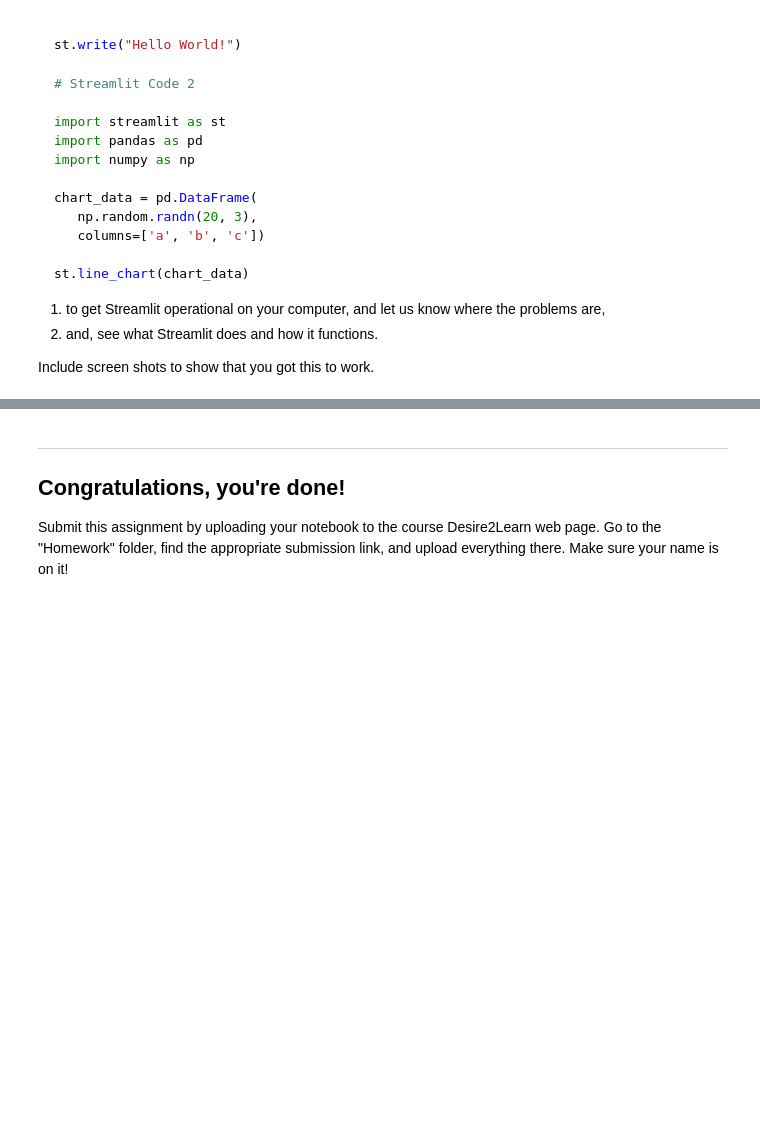
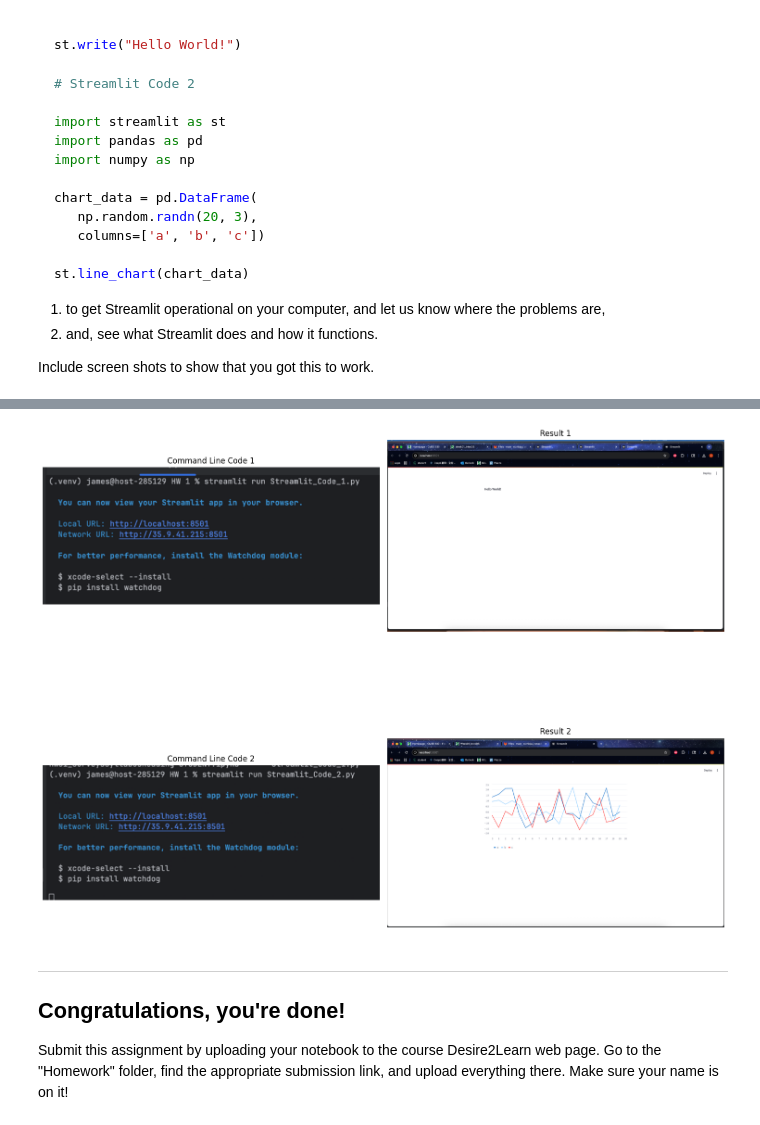
Before and after one commit to Zhiqiang03/CMSE-830-Project, a Jupyter notebook: HW 1/HW01_SurveysSyllabusReading-STUDENT.ipynb, the cells around one changed output, grey strips where cells are left out. Saved outputs shown, nothing was run; the diff lists cells and outputs as text; code cells hidden in the pictures; blank space fills up the shorter version.

```diff
--- a/HW 1/HW01_SurveysSyllabusReading-STUDENT.ipynb
+++ b/HW 1/HW01_SurveysSyllabusReading-STUDENT.ipynb
@@ -133,3 +128,35 @@ Include screen shots to show that you got this to work.
+# %%
+import matplotlib.pyplot as plt
+import matplotlib.image as mpimg
+
+image1 = mpimg.imread('image/1.png')
+image2 = mpimg.imread('image/2.png')
+image3 = mpimg.imread('image/3.png')
+image4 = mpimg.imread('image/4.png')
+
+fig, axs = plt.subplots(2, 2, figsize=(15, 15))
+
+axs[0, 0].imshow(image1)
+axs[0, 0].set_title('Command Line Code 1')
+axs[0, 0].axis('off')
+
+axs[0, 1].imshow(image2)
+axs[0, 1].set_title('Result 1')
+axs[0, 1].axis('off')
+
+axs[1, 0].imshow(image3)
+axs[1, 0].set_title('Command Line Code 2')
+axs[1, 0].axis('off')
+
+axs[1, 1].imshow(image4)
+axs[1, 1].set_title('Result 2')
+axs[1, 1].axis('off')
+
+# Adjust layout
+plt.tight_layout()
+plt.show()
+# %% [output]
+[figure, added]
 # %% [markdown]
 ---
 ## Congratulations, you're done!
```
Also changed, not shown: parts of 1 cell of this notebook.
